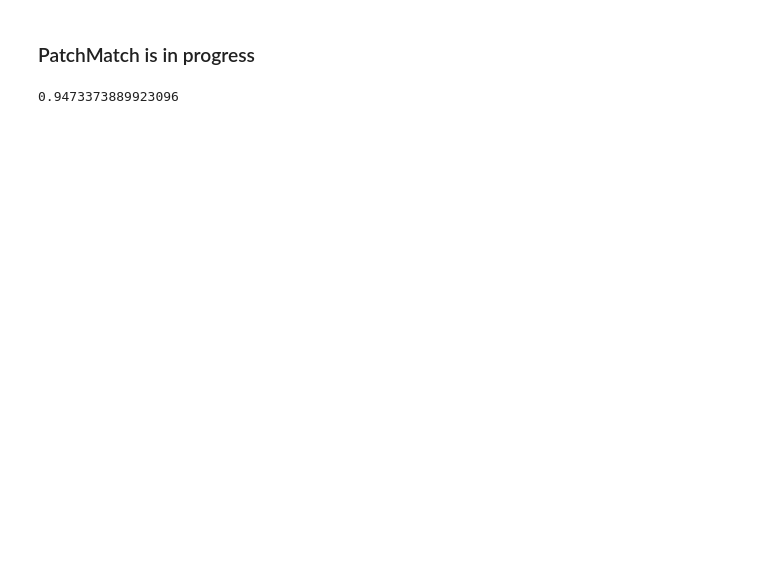
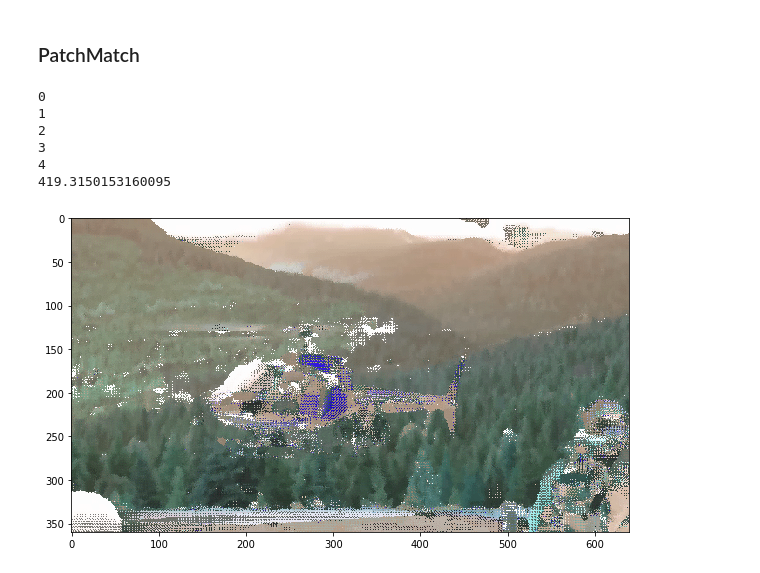
Before and after one commit to s-e-r-g-y/computer-vision-assigmnent-2, a Jupyter notebook: Task 6. PatchMatch algorithm.ipynb, the cells around one changed output. Saved outputs shown, nothing was run; the diff lists cells and outputs as text; code cells hidden in the pictures; blank space fills up the shorter version.

```diff
--- a/Task 6. PatchMatch algorithm.ipynb
+++ b/Task 6. PatchMatch algorithm.ipynb
@@ -1,8 +1,19 @@
+# %%
+import cv2
+import numpy as np
+from skimage import io
+from matplotlib import pyplot as plt
+import matplotlib.image as mpimg
+from PIL import Image
+
+def plot_img(img, f_size=(10,10)):
+    plt.figure(figsize=f_size)
+    plt.imshow(img)
 # %% [markdown]
-### PatchMatch is in progress
+### PatchMatch
 # %%
 
-def patch_match(a, b):
+def patch_match(a, b, n_iter = 5):
 
     np.random.seed(1000)
 
@@ -43,13 +54,13 @@ def patch_match(a, b):
 
         return values, distances
 
-    def iterate(num_iter = 3):
+    def iterate(n_iter = 5):
 
         offset = half_box_size
 
         neighd = [
             [0, -offset],
-            [offset, -offset]
+            [offset, -offset],
             [offset, 0],
             [offset, offset],
             [0, offset],
@@ -58,9 +69,10 @@ def patch_match(a, b):
             [-offset, -offset]
         ]
 
-        for iteration in range(num_iter):
+        for iteration in range(n_iter):
+            print(iteration)
             for i in range(a_w):
-                for j in range(b_w):
+                for j in range(a_h):
 
                     p = values[i,j]
                     x, y = p[0], p[1]
@@ -70,37 +82,77 @@ def patch_match(a, b):
                         if (
                             i + ng[0] >= 0 and
                             i + ng[0] < a_w and
                             j + ng[1] >= 0 and
                             j + ng[1] < a_h
                         ):
                             cx, cy = values[i + ng[0], j + ng[1]]
                             if (
                                 cx >= 0 and
                                 cx < b_w and
                                 cy >= 0 and
                                 cy < b_h
                             ):
-                                pass
+                                dist = distance( (i, j), (cx, cy))
+                                if dist < min_dist:
+                                    optimal_x, optimal_y, min_dist = cx, cy, dist
+
+
+                    rand_d = min(b_w//2, b_h//2)
+                    while rand_d > 0:
+                        try:
+                            xmin = max(optimal_x - rand_d, 0)
+                            xmax = min(optimal_x + rand_d, b_w)
+                            ymin = max(optimal_y - rand_d, 0)
+                            ymax = min(optimal_y + rand_d, b_h)
+
+                            cx = np.random.randint(xmin, xmax)
+                            cy = np.random.randint(ymin, ymax)
+                            dist = distance((i, j), (cx, cy))
+                            if dist < min_dist:
+                                optimal_x, optimal_y, min_dist = cx, cy, dist
+                        except:
+                            pass
+                        rand_d = rand_d // 2
+
+                    values[i, j] = [optimal_x, optimal_y]
+                    distances[i, j] = min_dist
+
+    def reconstr():
+        result = np.zeros_like(a)
+        for i in range(a_w):
+            for j in range(a_h):
+                p = values[i,j]
+                result[i,j] = b[p[0], p[1]]
+        return result
 
 
     values, distances = random_init()
+    iterate(n_iter = n_iter)
 
-    iterate()
+    return reconstr()
 
 
 
 
 a = cv2.imread('./images/task_6/v001.jpg')
 b = cv2.imread('./images/task_6/v010.jpg')
 
-a = cv2.resize(a, (0,0), fx=0.25, fy=0.25)
-b = cv2.resize(b, (0,0), fx=0.25, fy=0.25)
+a = cv2.resize(a, (0,0), fx=0.5, fy=0.5)
+b = cv2.resize(b, (0,0), fx=0.5, fy=0.5)
 
 start = time.time()
 
-result = patch_match(a, b)
-
+result = patch_match(a, b, n_iter = 5)
 
 print(time.time() - start)
+
+# reconstructed image
+plot_img(result)
 # %% [output]
-0.9473373889923096
+0
+1
+2
+3
+4
+419.3150153160095
+[figure, added]
```
Also changed, not shown: parts of 2 cells of this notebook.
